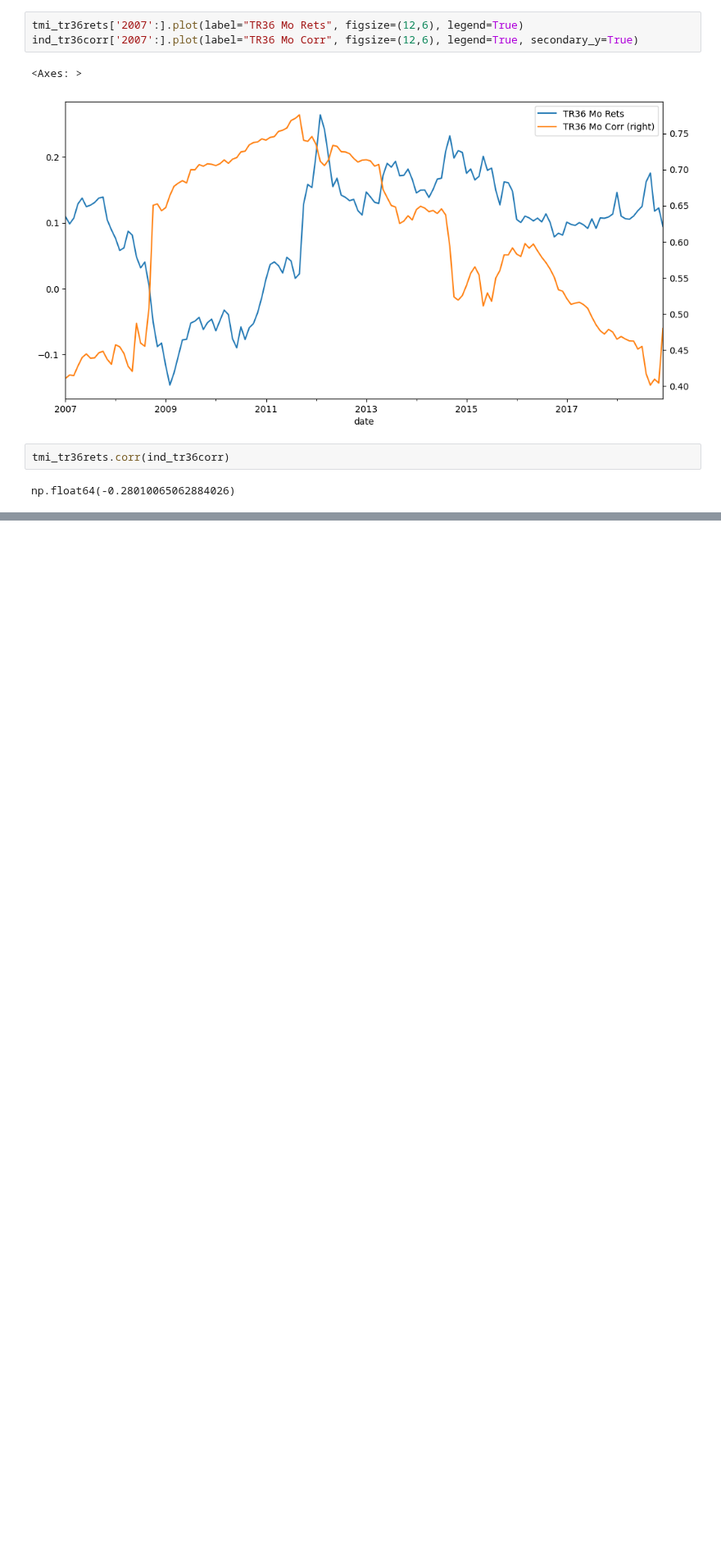
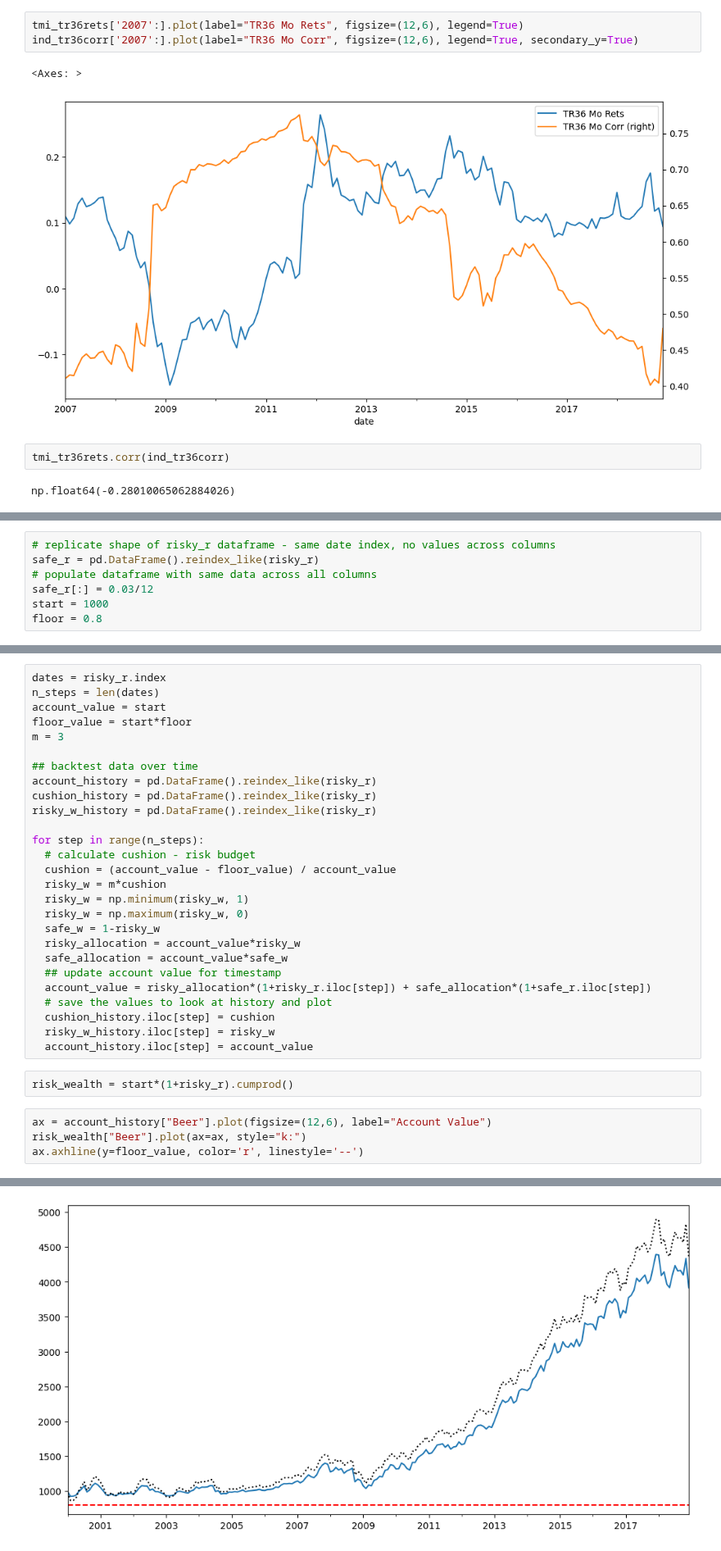
Before and after one commit to Terry4715/MVO-backtest, a Jupyter notebook: CodeAlong_Module3.ipynb, the cells around one changed output, grey strips where cells are left out. Shown at 82% size. Drawn from its saved outputs; the diff is of its cells as text; blank space fills up the shorter version.

Commit message:
CPPI strategy built out and backtesting

```diff
--- a/CodeAlong_Module3.ipynb
+++ b/CodeAlong_Module3.ipynb
@@ -150,0 +180,7 @@ np.float64(-0.28010065062884026)
+# %%
+# replicate shape of risky_r dataframe - same date index, no values across columns
+safe_r = pd.DataFrame().reindex_like(risky_r)
+# populate dataframe with same data across all columns
+safe_r[:] = 0.03/12
+start = 1000
+floor = 0.8
@@ -150,0 +191,34 @@ np.float64(-0.28010065062884026)
+# %%
+dates = risky_r.index
+n_steps = len(dates)
+account_value = start
+floor_value = start*floor
+m = 3
+
+## backtest data over time
+account_history = pd.DataFrame().reindex_like(risky_r)
+cushion_history = pd.DataFrame().reindex_like(risky_r)
+risky_w_history = pd.DataFrame().reindex_like(risky_r)
+
+for step in range(n_steps):
+  # calculate cushion - risk budget
+  cushion = (account_value - floor_value) / account_value
+  risky_w = m*cushion
+  risky_w = np.minimum(risky_w, 1)
+  risky_w = np.maximum(risky_w, 0)
+  safe_w = 1-risky_w
+  risky_allocation = account_value*risky_w
+  safe_allocation = account_value*safe_w
+  ## update account value for timestamp
+  account_value = risky_allocation*(1+risky_r.iloc[step]) + safe_allocation*(1+safe_r.iloc[step])
+  # save the values to look at history and plot
+  cushion_history.iloc[step] = cushion
+  risky_w_history.iloc[step] = risky_w
+  account_history.iloc[step] = account_value
+# %%
+risk_wealth = start*(1+risky_r).cumprod()
+# %%
+ax = account_history["Beer"].plot(figsize=(12,6), label="Account Value")
+risk_wealth["Beer"].plot(ax=ax, style="k:")
+ax.axhline(y=floor_value, color='r', linestyle='--')
+# %% [output]
@@ -150,0 +226 @@ np.float64(-0.28010065062884026)
+[figure, added]
```
Also changed, not shown: parts of 30 cells of this notebook.
